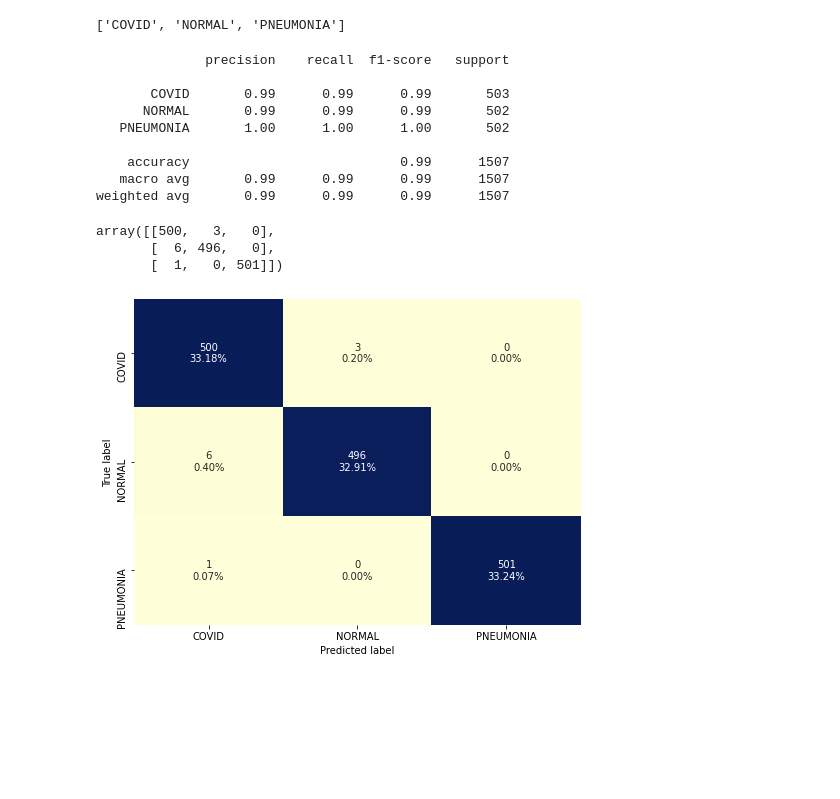
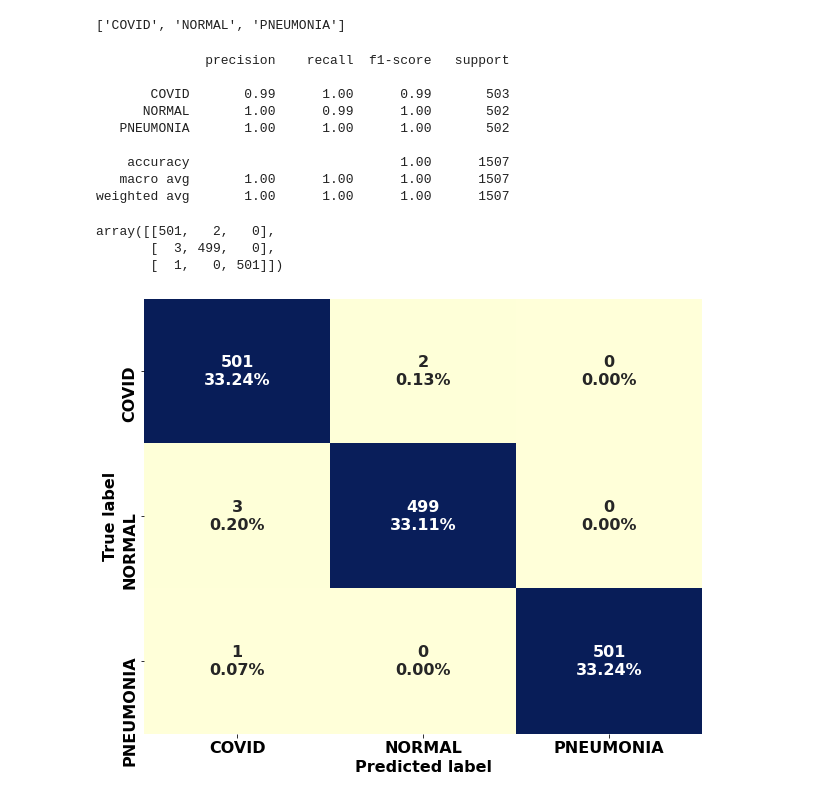
Before and after one commit to saichandrapandraju/Convolutional-Auto-Encoding-for-detecting-COVID, a Jupyter notebook: covid_classification/cae_covid_classification.ipynb, the cells around one changed output. Drawn from its saved outputs; the diff is of its cells as text; code cells hidden in the pictures; blank space fills up the shorter version.

Commit message:
add plots

```diff
--- a/covid_classification/cae_covid_classification.ipynb
+++ b/covid_classification/cae_covid_classification.ipynb
@@ -390,8 +391,15 @@ plt.savefig('loss_overall.png', dpi=300)
 plt.show()
 # %% [output]
 [figure]
+# %%
+classification = tf.keras.models.load_model('covid_classification.h5')  ## load best model
 # %% [markdown]
 # TESTING
+# %%
+font = {'weight' : 'bold',
+        'size'   : 16}
+
+matplotlib.rc('font', **font)
 # %%
 TESING_DIR = 'split_data/test/'
 test_datagen = tf.keras.preprocessing.image.ImageDataGenerator(rescale=1 / 255.0)
@@ -434,19 +442,19 @@ print(classification_report)
 # %% [output]
               precision    recall  f1-score   support
 
-       COVID       0.99      0.99      0.99       503
-      NORMAL       0.99      0.99      0.99       502
+       COVID       0.99      1.00      0.99       503
+      NORMAL       1.00      0.99      1.00       502
    PNEUMONIA       1.00      1.00      1.00       502
 
-    accuracy                           0.99      1507
-   macro avg       0.99      0.99      0.99      1507
-weighted avg       0.99      0.99      0.99      1507
+    accuracy                           1.00      1507
+   macro avg       1.00      1.00      1.00      1507
+weighted avg       1.00      1.00      1.00      1507
 # %%
 cm_test = metrics.confusion_matrix(labels, predicted_classes)
 cm_test
 # %% [output]
-array([[500,   3,   0],
-       [  6, 496,   0],
+array([[501,   2,   0],
+       [  3, 499,   0],
        [  1,   0, 501]])
 # %%
 def make_confusion_matrix(cf,
@@ -515,22 +523,22 @@ def make_confusion_matrix(cf,
 
 
     # MAKE THE HEATMAP VISUALIZATION
-    plt.figure(figsize=figsize)
+    plt.figure(figsize=figsize,)
     hmap = sns.heatmap(cf,annot=box_labels,fmt="",cmap=cmap,cbar=cbar,xticklabels=categories,yticklabels=categories)
     # hmap.yaxis.set_ticklabels(hmap.yaxis.get_ticklabels(), rotation=0, ha='right')
     # hmap.xaxis.set_ticklabels(hmap.xaxis.get_ticklabels(), rotation=90, ha='right')
 
     if xyplotlabels:
-        plt.ylabel('True label')
-        plt.xlabel('Predicted label' + stats_text)
+        plt.ylabel('True label', fontdict=font)
+        plt.xlabel('Predicted label' + stats_text, fontdict=font)
     else:
         plt.xlabel(stats_text)
 
     if title:
         plt.title(title)
     if save_dir:
-      plt.savefig(save_dir, dpi=300)
+      plt.savefig(save_dir)
 # %%
-make_confusion_matrix(cm_test, figsize=(8,6), cbar=False, categories=class_names, save_dir='cm.png', sum_stats=False)
+make_confusion_matrix(cm_test, figsize=(10,8), cbar=False, categories=class_names, save_dir='cm.png', sum_stats=False)
 # %% [output]
-[figure, old version]
+[figure, new version]
```
Also changed, not shown: parts of 12 cells of this notebook, 3 other files.
